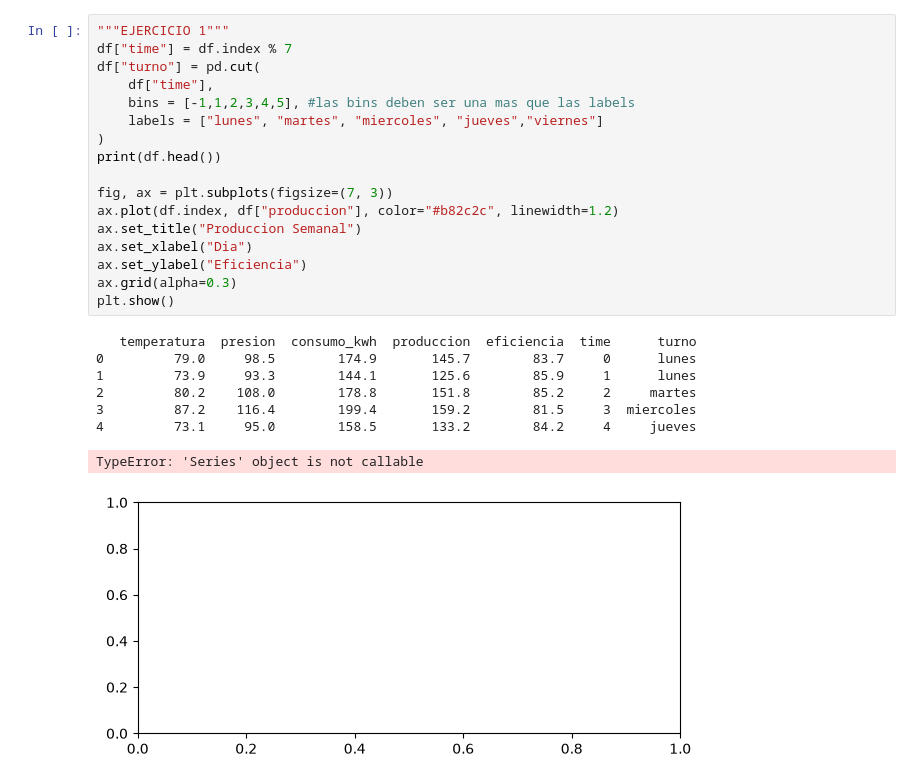
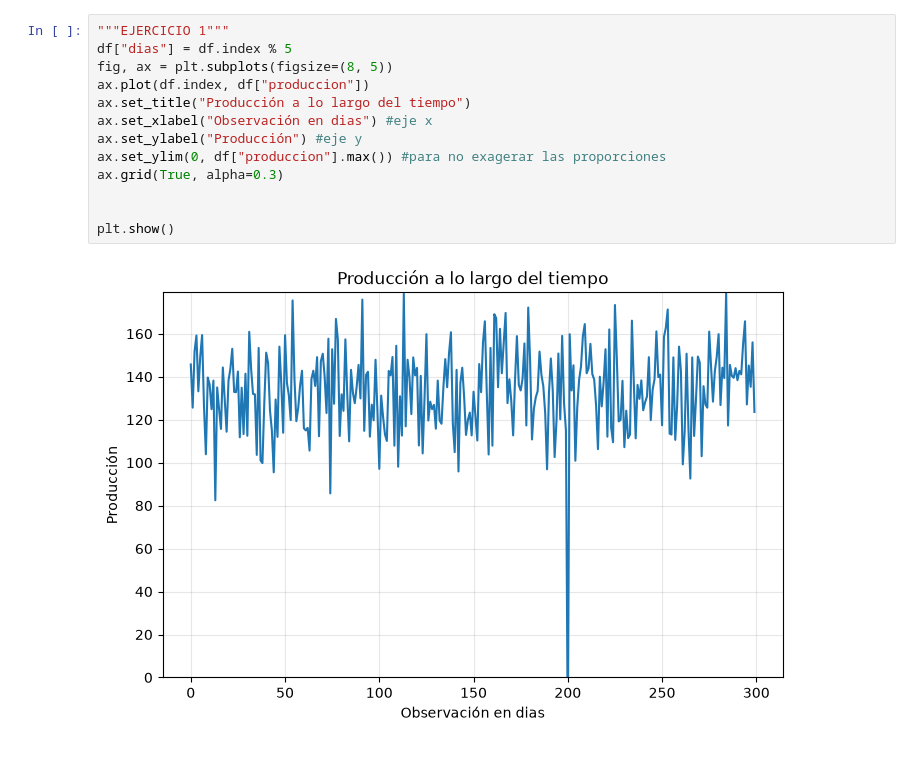
Before and after one commit to Santino-Ch/data-analysis-course, a Jupyter notebook: modulo-4-visualizacion/clase-18/practica/resolucion.ipynb, the cells around one changed output. Drawn from its saved outputs; the diff is of its cells as text.

```diff
--- a/modulo-4-visualizacion/clase-18/practica/resolucion.ipynb
+++ b/modulo-4-visualizacion/clase-18/practica/resolucion.ipynb
@@ -20,26 +15,15 @@ NameError: name 'x' is not defined
 # %%
 """EJERCICIO 1"""
-df["time"] = df.index % 7
-df["turno"] = pd.cut(
-    df["time"],
-    bins = [-1,1,2,3,4,5], #las bins deben ser una mas que las labels
-    labels = ["lunes", "martes", "miercoles", "jueves","viernes"]
-)
-print(df.head())
+df["dias"] = df.index % 5
+fig, ax = plt.subplots(figsize=(8, 5))
+ax.plot(df.index, df["produccion"])
+ax.set_title("Producción a lo largo del tiempo")
+ax.set_xlabel("Observación en dias") #eje x
+ax.set_ylabel("Producción") #eje y
+ax.set_ylim(0, df["produccion"].max()) #para no exagerar las proporciones
+ax.grid(True, alpha=0.3)
 
-fig, ax = plt.subplots(figsize=(7, 3))
-ax.plot(df.index, df["produccion"], color="#b82c2c", linewidth=1.2)
-ax.set_title("Produccion Semanal")
-ax.set_xlabel("Dia")
-ax.set_ylabel("Eficiencia")
-ax.grid(alpha=0.3)
+
 plt.show()
 # %% [output]
-   temperatura  presion  consumo_kwh  produccion  eficiencia  time      turno
-0         79.0     98.5        174.9       145.7        83.7     0      lunes
-1         73.9     93.3        144.1       125.6        85.9     1      lunes
-2         80.2    108.0        178.8       151.8        85.2     2     martes
-3         87.2    116.4        199.4       159.2        81.5     3  miercoles
-4         73.1     95.0        158.5       133.2        84.2     4     jueves
-TypeError: 'Series' object is not callable
-[figure, old version]
+[figure, new version]
```
Also changed, not shown: parts of 7 cells of this notebook.
